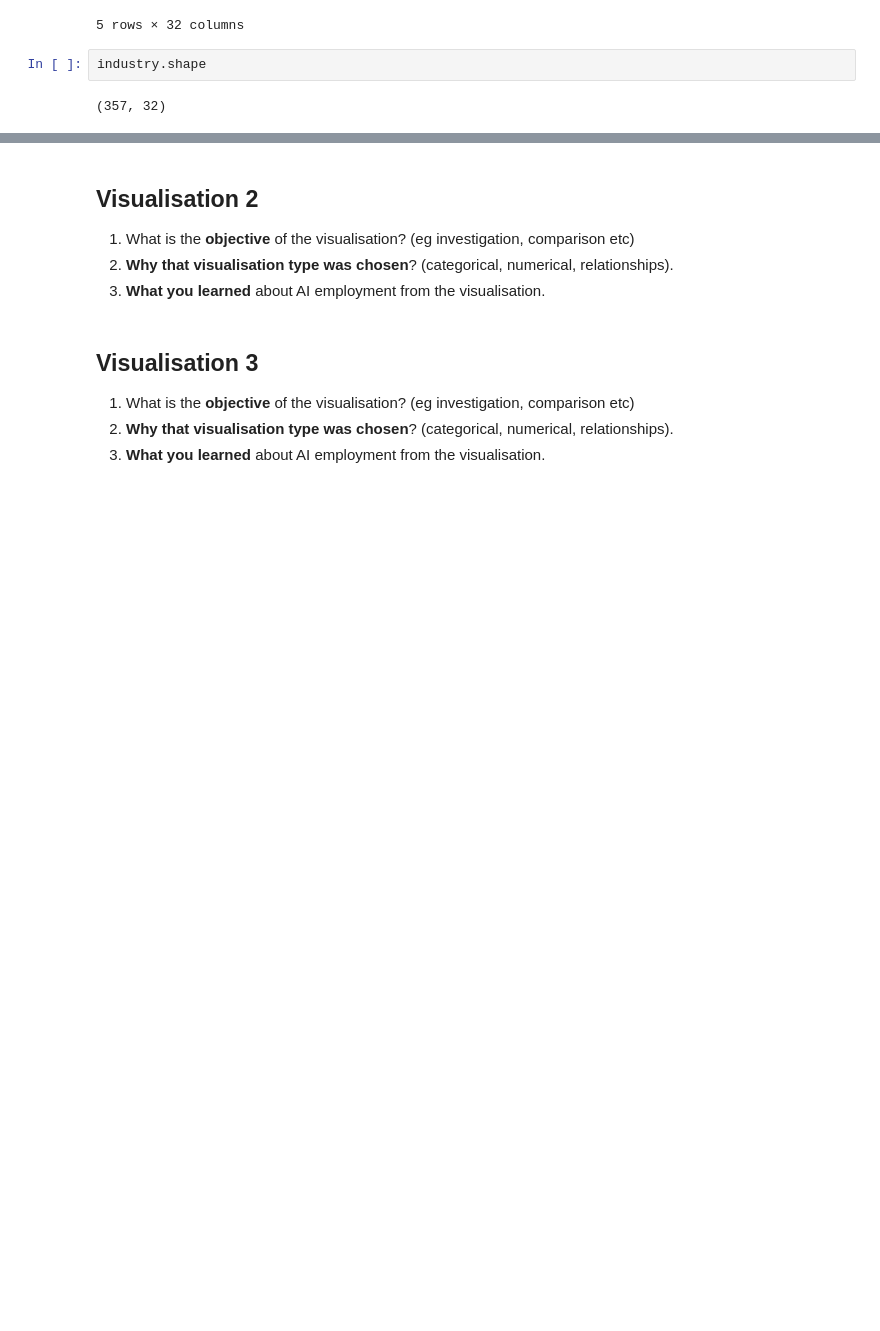
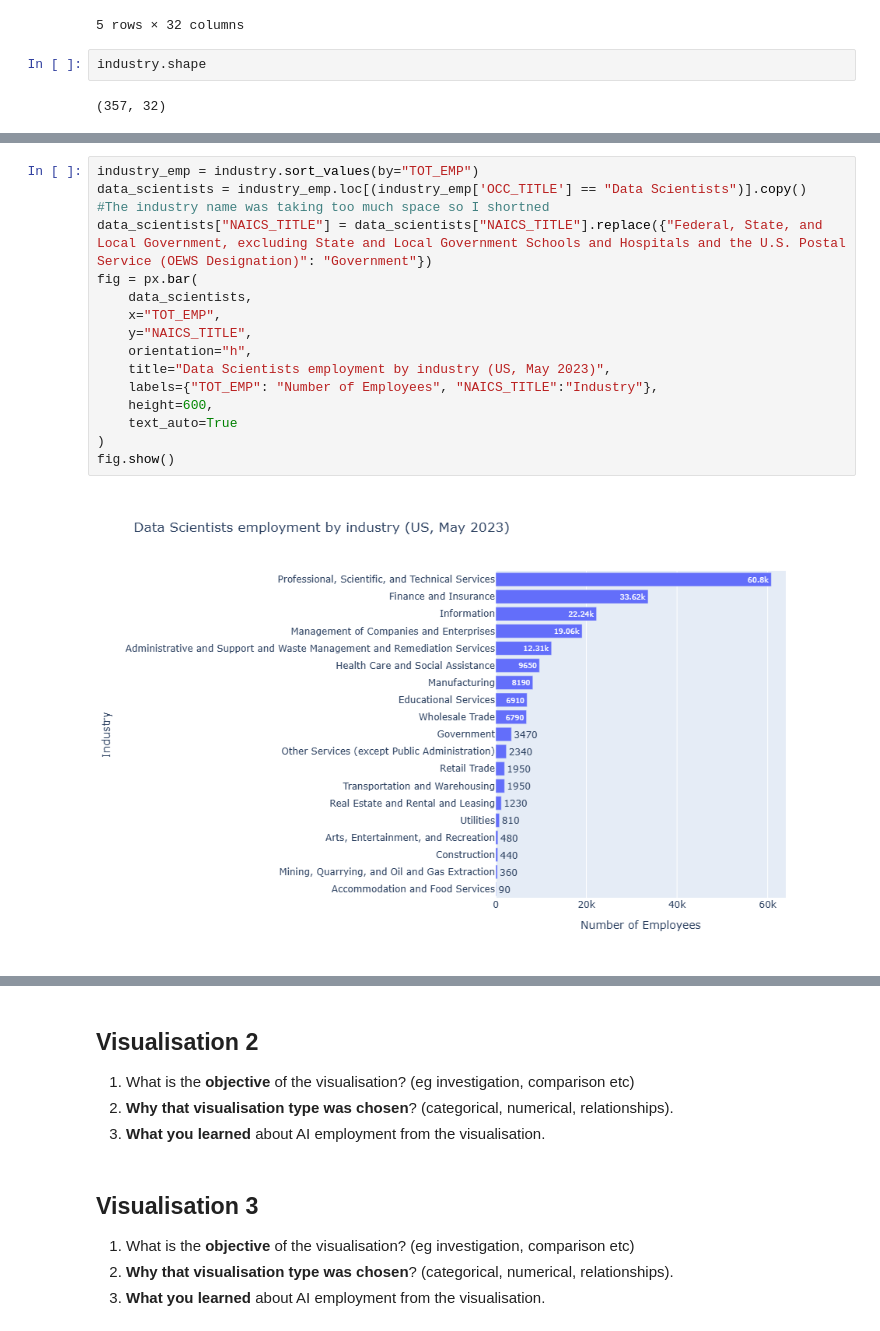
Before and after one commit to BarbSouza/data-visualisation, a Jupyter notebook: data-visualisation.ipynb, the cells around one changed output, grey strips where cells are left out. Saved outputs shown, nothing was run; the diff lists cells and outputs as text; blank space fills up the shorter version.

Commit message:
Visualisation 1 - Bar Chart
Data Scients employement by industry

```diff
--- a/data-visualisation.ipynb
+++ b/data-visualisation.ipynb
@@ -327,0 +343,18 @@ industry.shape
+# %%
+industry_emp = industry.sort_values(by="TOT_EMP")
+data_scientists = industry_emp.loc[(industry_emp['OCC_TITLE'] == "Data Scientists")].copy()
+#The industry name was taking too much space so I shortned
+data_scientists["NAICS_TITLE"] = data_scientists["NAICS_TITLE"].replace({"Federal, State, and Local Government, excluding State and Local Government Schools and Hospitals and the U.S. Postal Service (OEWS Designation)": "Government"})
+fig = px.bar(
+    data_scientists,
+    x="TOT_EMP",
+    y="NAICS_TITLE",
+    orientation="h",
+    title="Data Scientists employment by industry (US, May 2023)",
+    labels={"TOT_EMP": "Number of Employees", "NAICS_TITLE":"Industry"},
+    height=600,
+    text_auto=True
+)
+fig.show()
+# %% [output]
+[figure, added]
```
Also changed, not shown: parts of 9 cells of this notebook.
